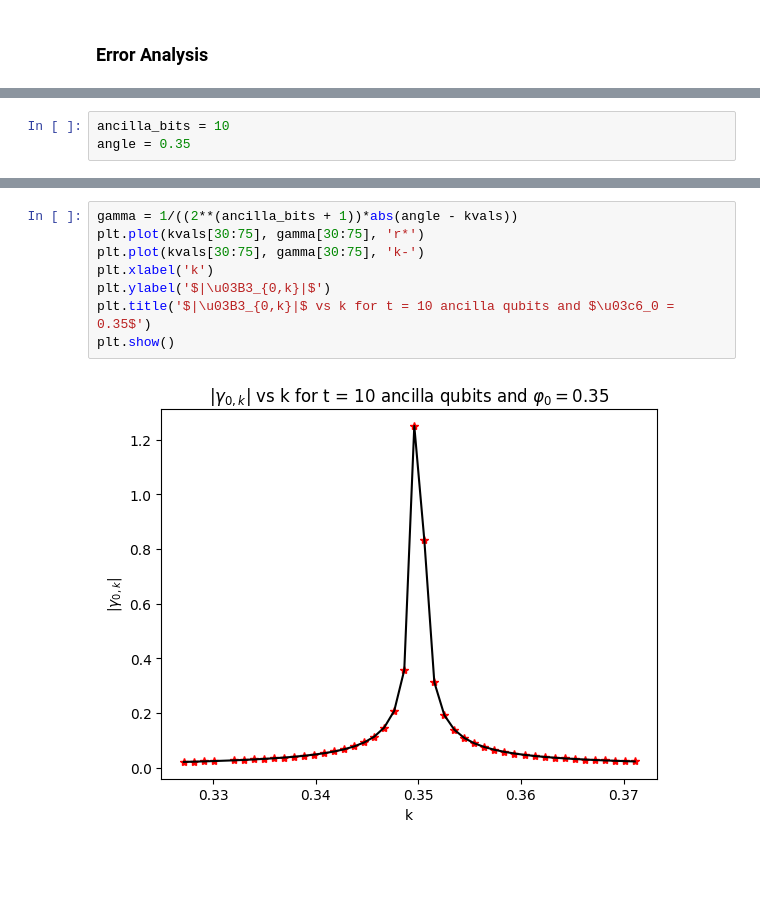
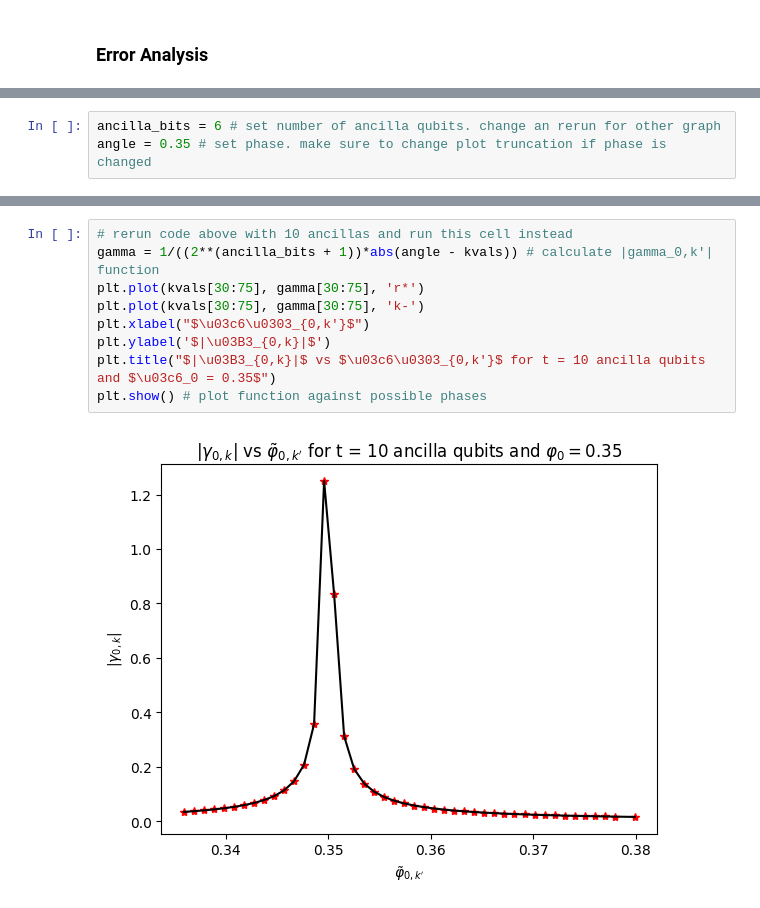
Before and after one commit to paulbruzzi/quantum-linear-algebra, a Jupyter notebook: Quantum_Phase_Estimation.ipynb, the cells around one changed output, grey strips where cells are left out. Cells and saved outputs as stored; diff of their text form; blank space fills up the shorter version.

```diff
--- a/Quantum_Phase_Estimation.ipynb
+++ b/Quantum_Phase_Estimation.ipynb
@@ -375,6 +377,6 @@ $$\left|\gamma_{0,k'}\right| \leq \frac{2}{2^t2\pi\frac{2}{\pi}\left|\varphi_0 -
 # %%
-ancilla_bits = 10
-angle = 0.35
+ancilla_bits = 6 # set number of ancilla qubits. change an rerun for other graph
+angle = 0.35 # set phase. make sure to change plot truncation if phase is changed
 # %%
 print("Decimal Representation of the phase angle:", angle)
 reading_angle = angle
@@ -428,11 +438,12 @@ plt.show()
 # %%
-gamma = 1/((2**(ancilla_bits + 1))*abs(angle - kvals))
+# rerun code above with 10 ancillas and run this cell instead
+gamma = 1/((2**(ancilla_bits + 1))*abs(angle - kvals)) # calculate |gamma_0,k'| function
 plt.plot(kvals[30:75], gamma[30:75], 'r*')
 plt.plot(kvals[30:75], gamma[30:75], 'k-')
-plt.xlabel('k')
+plt.xlabel("$\u03c6\u0303_{0,k'}$")
 plt.ylabel('$|\u03B3_{0,k}|$')
-plt.title('$|\u03B3_{0,k}|$ vs k for t = 10 ancilla qubits and $\u03c6_0 = 0.35$')
-plt.show()
+plt.title("$|\u03B3_{0,k}|$ vs $\u03c6\u0303_{0,k'}$ for t = 10 ancilla qubits and $\u03c6_0 = 0.35$")
+plt.show() # plot function against possible phases
 # %% [output]
-[figure, old version]
+[figure, new version]
 # %% [markdown]
```
Also changed, not shown: parts of 10 cells of this notebook, 1 other file.
